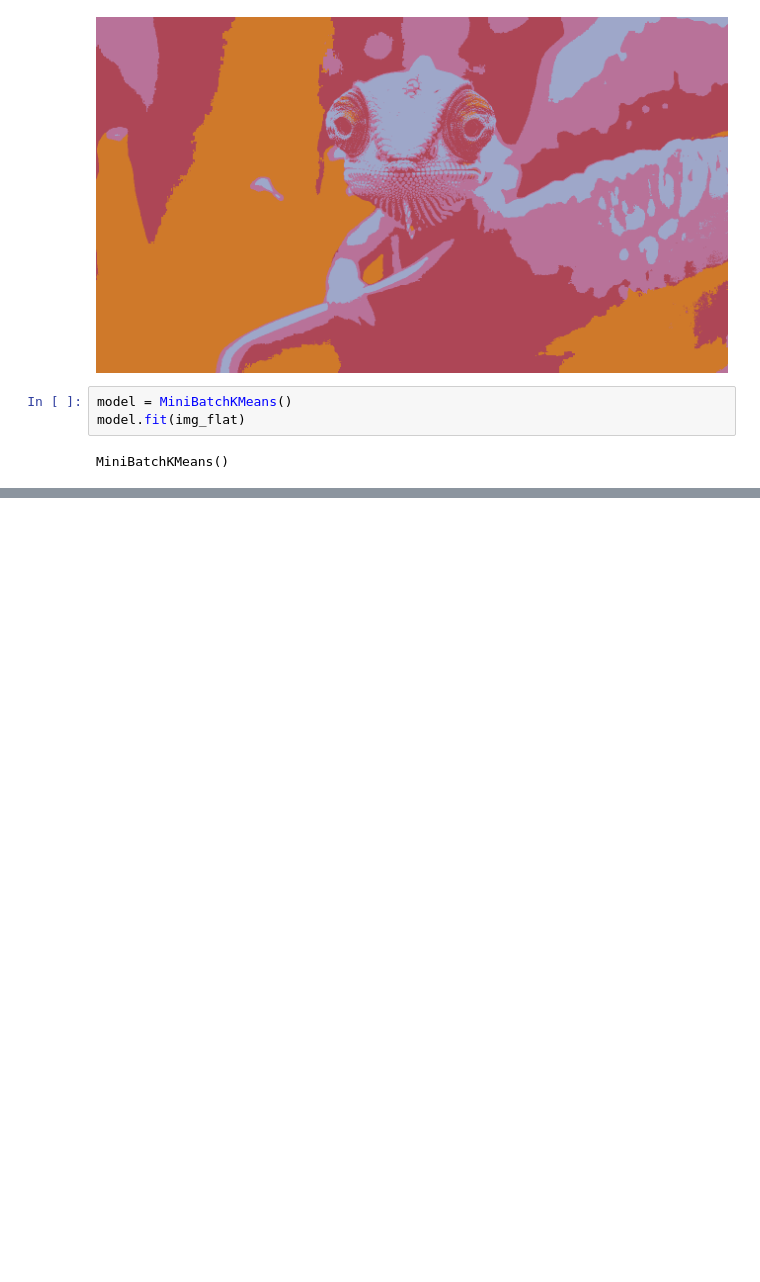
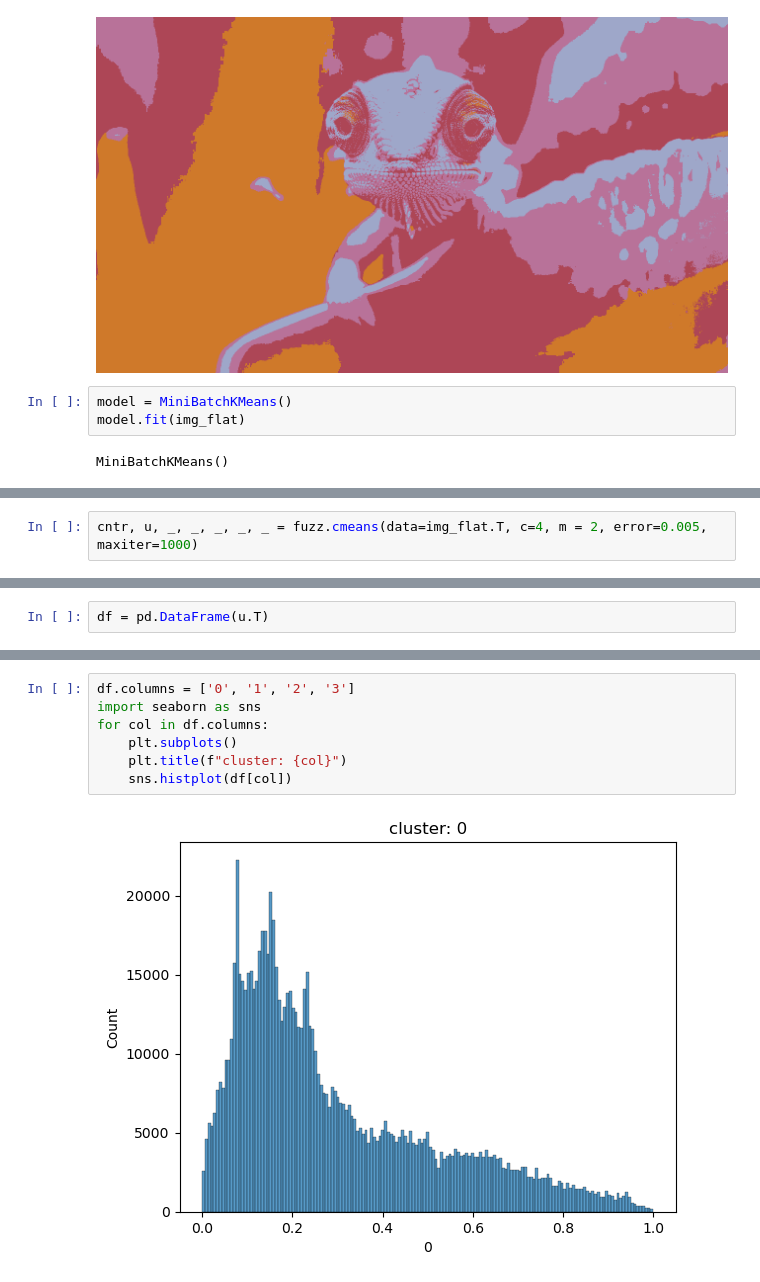
Before and after one commit to JakubGorgon/color_compression, a Jupyter notebook: notebooks/experiments3..ipynb, the cells around one changed output, grey strips where cells are left out. Saved outputs shown, nothing was run; the diff lists cells and outputs as text; blank space fills up the shorter version.

```diff
--- a/notebooks/experiments3..ipynb
+++ b/notebooks/experiments3..ipynb
@@ -66,0 +65,2 @@ array([[224.94855273, 160.06366984,  12.20359006],
+# %%
+cntr, u, _, _, _, _, _ = fuzz.cmeans(data=img_flat.T, c=4, m = 2, error=0.005, maxiter=1000)
@@ -66,0 +76,2 @@ array([[224.94855273, 160.06366984,  12.20359006],
+# %%
+df = pd.DataFrame(u.T)
@@ -66,0 +90,9 @@ array([[224.94855273, 160.06366984,  12.20359006],
+# %%
+df.columns = ['0', '1', '2', '3']
+import seaborn as sns
+for col in df.columns:
+    plt.subplots()
+    plt.title(f"cluster: {col}")
+    sns.histplot(df[col])
+# %% [output]
+[figure, added]
```
Also changed, not shown: parts of 15 cells of this notebook, 3 other files.
